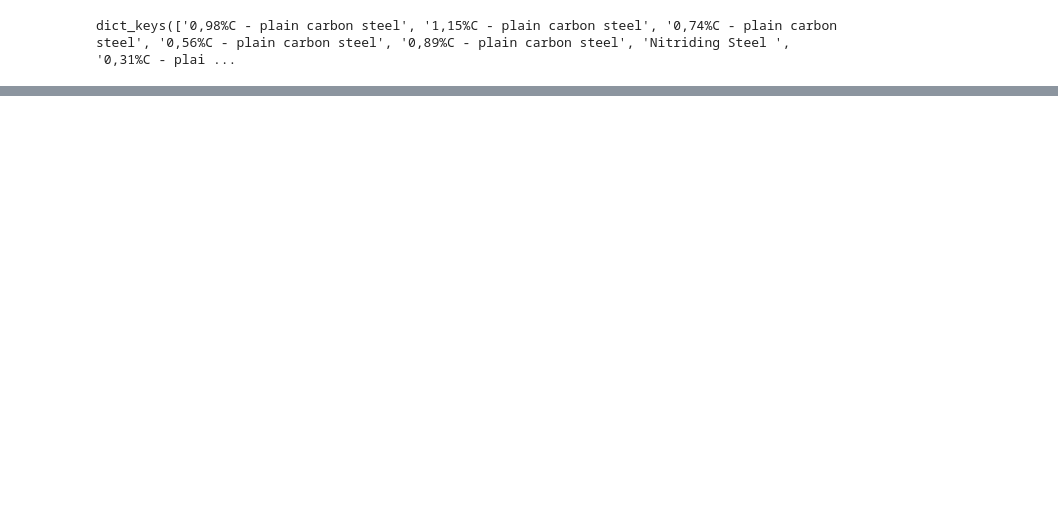
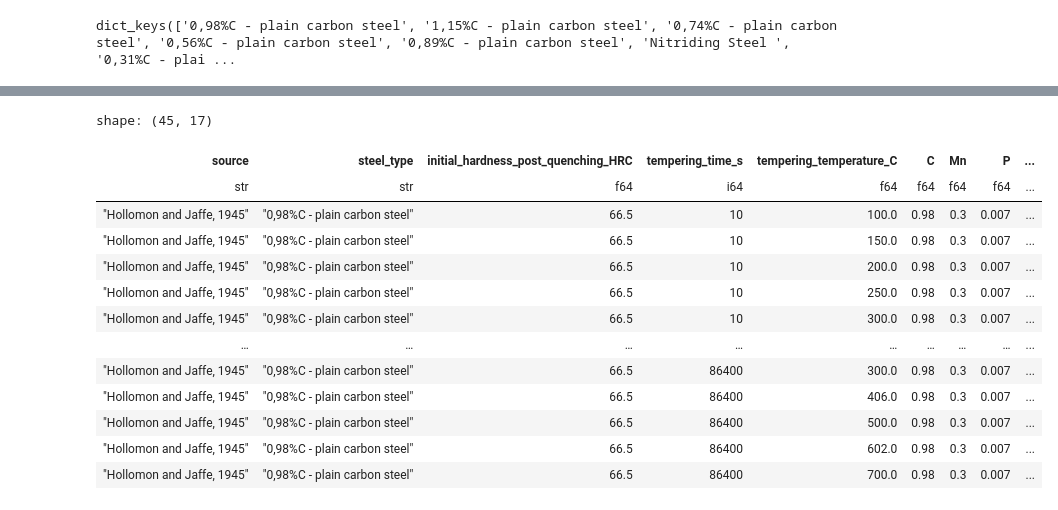
Before and after one commit to Nate-Sheibley/Mild-Steel-Tempering, a Jupyter notebook: 1-exploration_and_cleaning.ipynb, the cells around one changed output, grey strips where cells are left out. Drawn from its saved outputs; the diff is of its cells as text; code cells hidden in the pictures; blank space fills up the shorter version.

Commit message:
renamed all applicable steels, scraping alg almost complete

```diff
--- a/1-exploration_and_cleaning.ipynb
+++ b/1-exploration_and_cleaning.ipynb
@@ -272,0 +292,17 @@ shape: (9, 2)
+# %%
+df_clean.filter(pl.col('steel_type').str.contains(',98'))
+# %% [output]
+shape: (45, 17)
+| source | steel_type | initial_hardness_post_quenching_HRC | tempering_time_s | tempering_temperature_C | C | Mn | P | ... |
+| str | str | f64 | i64 | f64 | f64 | f64 | f64 | ... |
+| "Hollomon and Jaffe, 1945" | "0,98%C - plain carbon steel" | 66.5 | 10 | 100.0 | 0.98 | 0.3 | 0.007 | ... |
+| "Hollomon and Jaffe, 1945" | "0,98%C - plain carbon steel" | 66.5 | 10 | 150.0 | 0.98 | 0.3 | 0.007 | ... |
+| "Hollomon and Jaffe, 1945" | "0,98%C - plain carbon steel" | 66.5 | 10 | 200.0 | 0.98 | 0.3 | 0.007 | ... |
+| "Hollomon and Jaffe, 1945" | "0,98%C - plain carbon steel" | 66.5 | 10 | 250.0 | 0.98 | 0.3 | 0.007 | ... |
+| "Hollomon and Jaffe, 1945" | "0,98%C - plain carbon steel" | 66.5 | 10 | 300.0 | 0.98 | 0.3 | 0.007 | ... |
+| … | … | … | … | … | … | … | … | ... |
+| "Hollomon and Jaffe, 1945" | "0,98%C - plain carbon steel" | 66.5 | 86400 | 300.0 | 0.98 | 0.3 | 0.007 | ... |
+| "Hollomon and Jaffe, 1945" | "0,98%C - plain carbon steel" | 66.5 | 86400 | 406.0 | 0.98 | 0.3 | 0.007 | ... |
+| "Hollomon and Jaffe, 1945" | "0,98%C - plain carbon steel" | 66.5 | 86400 | 500.0 | 0.98 | 0.3 | 0.007 | ... |
+| "Hollomon and Jaffe, 1945" | "0,98%C - plain carbon steel" | 66.5 | 86400 | 602.0 | 0.98 | 0.3 | 0.007 | ... |
+| "Hollomon and Jaffe, 1945" | "0,98%C - plain carbon steel" | 66.5 | 86400 | 700.0 | 0.98 | 0.3 | 0.007 | ... |
```
Also changed, not shown: parts of 10 cells of this notebook, 3 other files.
